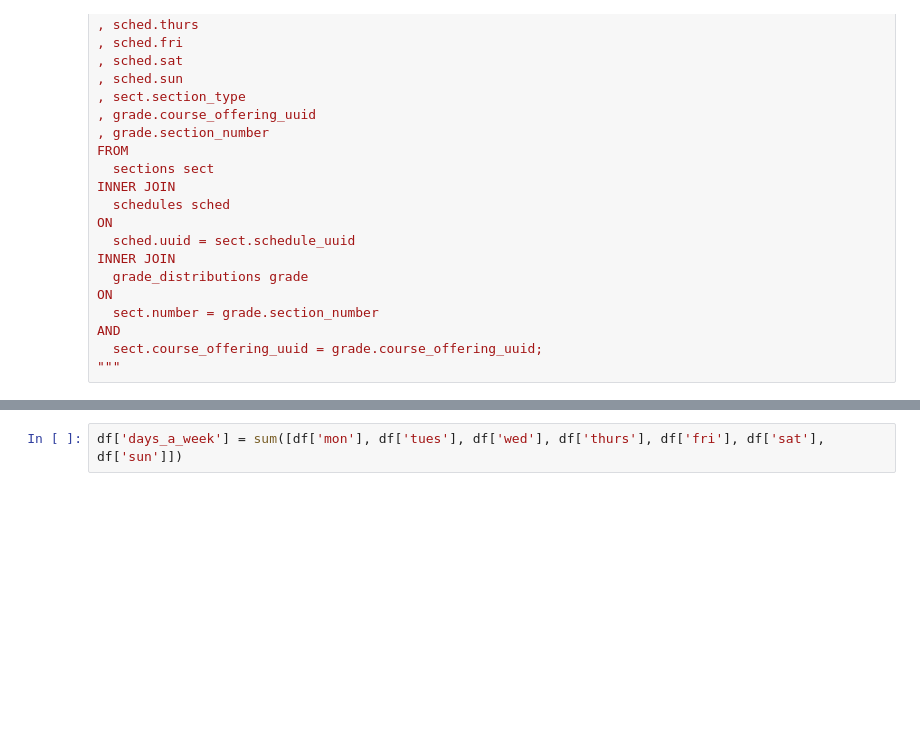
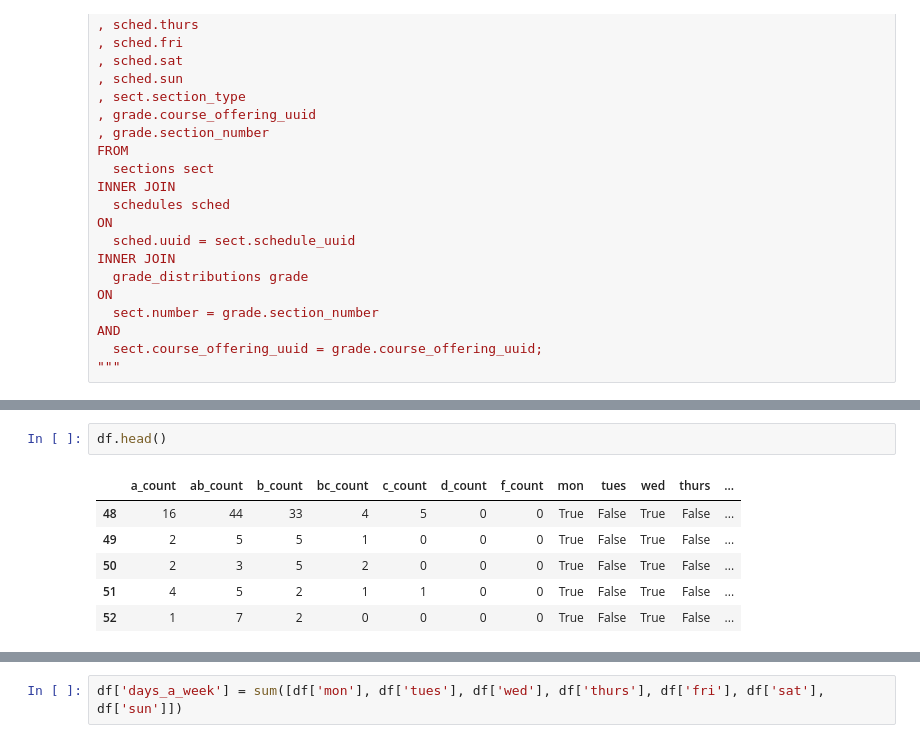
Before and after one commit to kayschulz/build_course_schedule, a Jupyter notebook: days_a_week_and_grades.ipynb, the cells around one changed output, grey strips where cells are left out. Drawn from its saved outputs; the diff is of its cells as text; blank space fills up the shorter version.

```diff
--- a/days_a_week_and_grades.ipynb
+++ b/days_a_week_and_grades.ipynb
@@ -94,0 +134,9 @@ df['total_count'] = sum([df['a_count'], df['ab_count'], df['b_count'], df['bc_co
+# %%
+df.head()
+# %% [output]
+|  | a_count | ab_count | b_count | bc_count | c_count | d_count | f_count | mon | tues | wed | thurs | ... |
+| 48 | 16 | 44 | 33 | 4 | 5 | 0 | 0 | True | False | True | False | ... |
+| 49 | 2 | 5 | 5 | 1 | 0 | 0 | 0 | True | False | True | False | ... |
+| 50 | 2 | 3 | 5 | 2 | 0 | 0 | 0 | True | False | True | False | ... |
+| 51 | 4 | 5 | 2 | 1 | 1 | 0 | 0 | True | False | True | False | ... |
+| 52 | 1 | 7 | 2 | 0 | 0 | 0 | 0 | True | False | True | False | ... |
```
Also changed, not shown: parts of 37 cells of this notebook, 15 other files.
